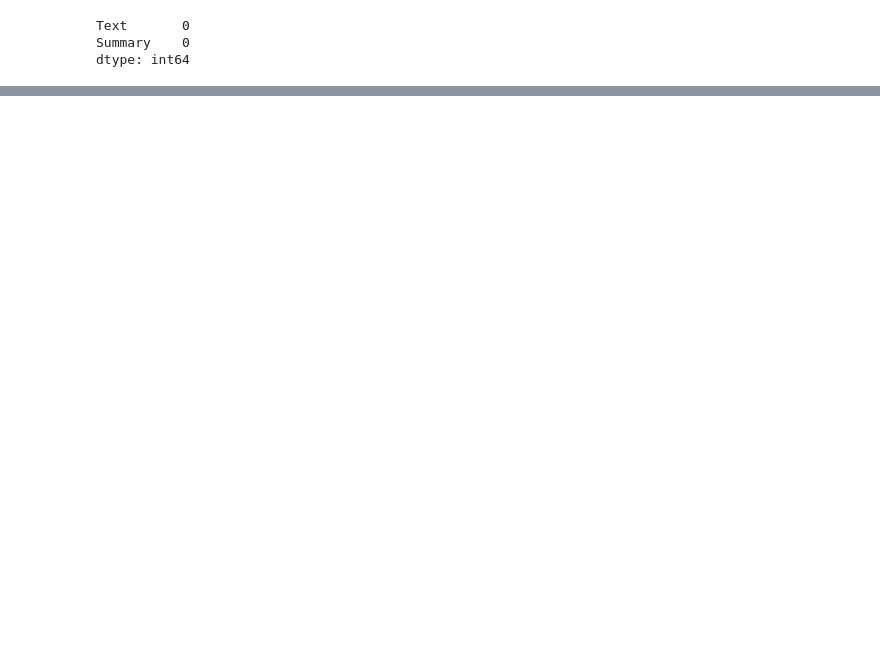
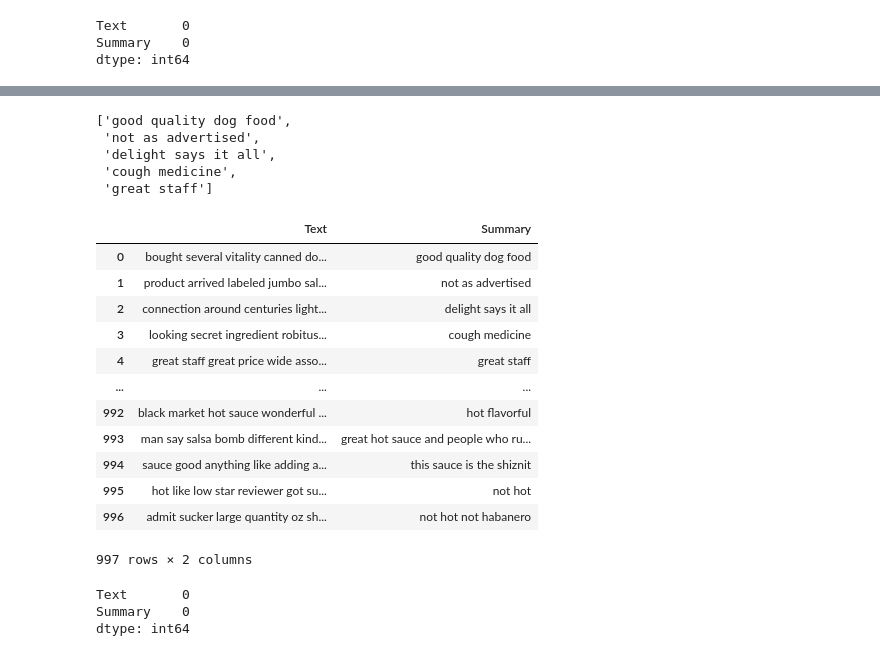
Before and after one commit to ksclown/DL_by_ksclown, a Jupyter notebook: Text Summarize.ipynb, the cells around one changed output, grey strips where cells are left out. Saved outputs shown, nothing was run; the diff lists cells and outputs as text; code cells hidden in the pictures; blank space fills up the shorter version.

```diff
--- a/Text Summarize.ipynb
+++ b/Text Summarize.ipynb
@@ -160,0 +209,4 @@ dtype: int64
+# %%
+# 다운로드한 NLTK의 불용어
+stop_words = set(stopwords.words('english'))
+print('불용어 개수 :', len(stop_words))
@@ -160,0 +258,15 @@ dtype: int64
+# %%
+## 정규화를 위한 함수 ##
+## '구분자'.join(리스트)
+def expand_contractions(s, contractions_dict = contractions_dict) :
+    def replace(match) :
+        return contractions_dict[match.group(0)]
+    return contractions_re.sub(replace, s)
+
+## 토큰화 후 문장부호 없애기 위한 함수 ##
+def remove_punct(token):
+    return [word for word in token if word.isalpha()]
+
+## 스펠링 맞춤법 ##
+# https://www.delftstack.com/ko/howto/python/python-spell-checker/
+spell = Speller(lang = "en")
@@ -160,0 +303,9 @@ dtype: int64
+# %%
+# Text 전처리 실행 #
+all_text = []
+
+for s in review_df['Text']:
+    all_text.append(preprocess_doc(s))
+
+all_text[:5]
+# 약 1000개의 데이터는 4분 30초 정도 걸림
@@ -160,0 +318,41 @@ dtype: int64
+# %%
+# Summary 모음
+all_summary = []
+
+for s in review_df['Summary']:
+    all_summary.append(preprocess_doc(s, 0))
+
+all_summary[:5]
+
+# 이건 약 30초
+# %% [output]
+['good quality dog food',
+ 'not as advertised',
+ 'delight says it all',
+ 'cough medicine',
+ 'great staff']
+# %%
+# 다시 저장
+review_df['Text'] = all_text
+review_df['Summary'] = all_summary
+review_df
+# %% [output]
+|  | Text | Summary |
+| 0 | bought several vitality canned do... | good quality dog food |
+| 1 | product arrived labeled jumbo sal... | not as advertised |
+| 2 | connection around centuries light... | delight says it all |
+| 3 | looking secret ingredient robitus... | cough medicine |
+| 4 | great staff great price wide asso... | great staff |
+| ... | ... | ... |
+| 992 | black market hot sauce wonderful ... | hot flavorful |
+| 993 | man say salsa bomb different kind... | great hot sauce and people who ru... |
+| 994 | sauce good anything like adding a... | this sauce is the shiznit |
+| 995 | hot like low star reviewer got su... | not hot |
+| 996 | admit sucker large quantity oz sh... | not hot not habanero |
+997 rows × 2 columns
+# %%
+review_df.isnull().sum()
+# %% [output]
+Text       0
+Summary    0
+dtype: int64
```
Also changed, not shown: parts of 16 cells of this notebook.
